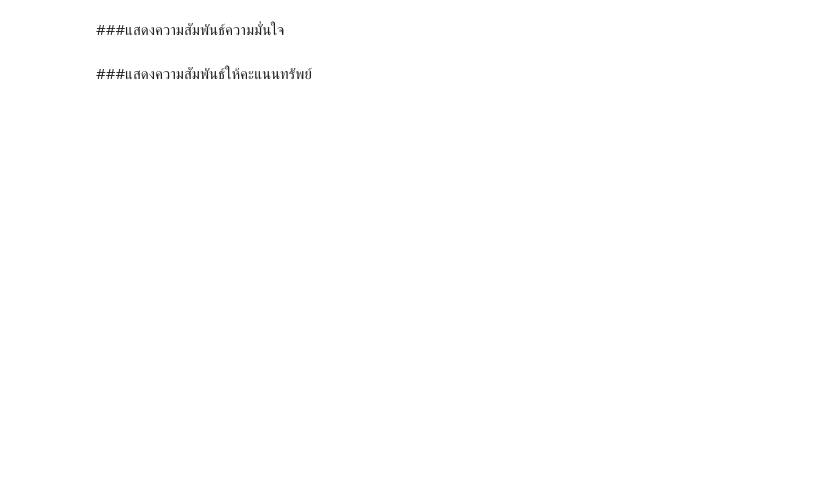
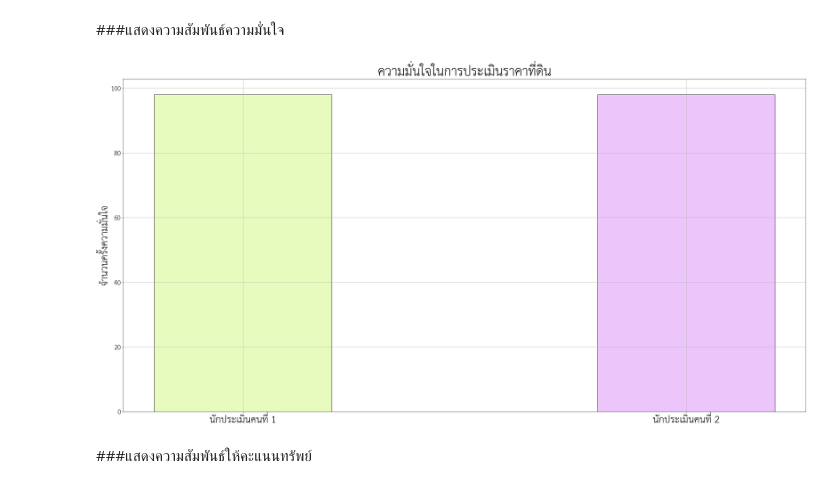
Before and after one commit to nannthd/bsc_dpdm22, a Jupyter notebook: [dataprep1] property estimator.ipynb, the cells around one changed output. Drawn from its saved outputs; the diff is of its cells as text; code cells hidden in the pictures; blank space fills up the shorter version.

```diff
--- a/[dataprep1] property estimator.ipynb
+++ b/[dataprep1] property estimator.ipynb
@@ -1718,3 +1639,14 @@ plt.scatter(PCAdf['PCA1'],PCAdf['PCA2'],c=example_df2['Name'])
+# %%
+width = 0.2
+plt.bar([2-width*2, 4-width*2],[score_df[0][1],score_df[0][2]],width,color='#D9D7F1', label = '1 ขายไม่ได้แน่นอน')
+plt.bar([2-width, 4-width],[score_df[1][1],score_df[1][2]],width,color='#FFE9AE', label = '2 ขายได้ยาก ใช้ระยะเวลามากว่า 1 ปี')
+plt.bar([2,4],[score_df[2][1],score_df[2][2]],width,color='#E7FBBE', label = '3 ขายได้ ใช้ระยะเวลา 7 - 12 เดือน')
+plt.bar([2+width, 4+width],[score_df[3][1],score_df[3][2]],width,color='#FFCBCB', label = '4 ขายได้ ใช้ระยะเวลา 4 - 6 เดือน')
+plt.bar([2+width*2, 4+width*2],[score_df[4][1],score_df[4][2]],width,color='#DEBACE', label = '5 ขายง่าย ใช้ระยะเวลา 1 - 3 เดือน')
+plt.ylabel('ความถี่')
+plt.title('ให้คะแนนทรัพย์บ้าน')
+plt.xticks([2,4], ['ผู้ประเมินคนที่ 1','ผู้ประเมินคนที่ 2'])
+plt.legend();
 # %% [markdown]
 ##ที่ดิน
 # %%
@@ -1767,4 +1714,19 @@ plt.show()
 # %% [markdown]
 ###แสดงความสัมพันธ์ความมั่นใจ
+# %%
+Table12 = land2.groupby(['ID ผู้ประเมิน','ความมั่นใจในการเมินราคาทรัพย์'])[['ความมั่นใจในการเมินราคาทรัพย์']].count()
+Table12
+# %%
+Table12 = Table12.iloc[:2,]
+Table12
+# %%
+plt.bar([1,1.5],Table12['ความมั่นใจในการเมินราคาทรัพย์'],width,ec="#000000", color=['#E7FBBE','#ECC5FB'])
+plt.title('ความมั่นใจในการประเมินราคาที่ดิน',fontsize=40)
+plt.xticks([1,1.5],['นักประเมินคนที่ 1','นักประเมินคนที่ 2'],fontsize=30)
+plt.yticks(fontsize=20)
+plt.ylabel('จำนวนครั้งความมั่นใจ',fontsize=30);
+plt.grid(True)
+# %% [output]
+[figure, added]
 # %% [markdown]
 ###แสดงความสัมพันธ์ให้คะแนนทรัพย์
```
Also changed, not shown: parts of 36 cells of this notebook.
